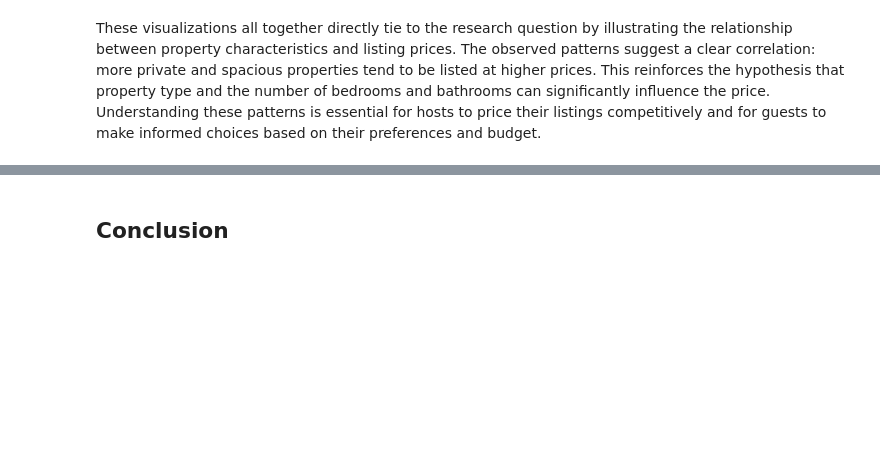
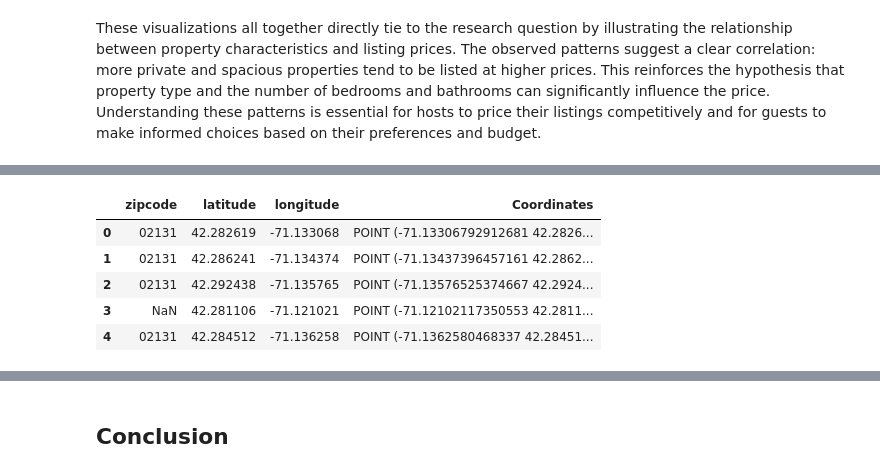
Before and after one commit to ECO225-W2024/project-one-code-32record, a Jupyter notebook: Project1 notebook.ipynb, the cells around one changed output, grey strips where cells are left out. Drawn from its saved outputs; the diff is of its cells as text; code cells hidden in the pictures; blank space fills up the shorter version.

```diff
--- a/Project1 notebook.ipynb
+++ b/Project1 notebook.ipynb
@@ -257,0 +319,10 @@ These visualizations all together directly tie to the research question by illus
+# %%
+df_map["Coordinates"] = df["Coordinates"].apply(Point)
+df_map.head()
+# %% [output]
+|  | zipcode | latitude | longitude | Coordinates |
+| 0 | 02131 | 42.282619 | -71.133068 | POINT (-71.13306792912681 42.2826... |
+| 1 | 02131 | 42.286241 | -71.134374 | POINT (-71.13437396457161 42.2862... |
+| 2 | 02131 | 42.292438 | -71.135765 | POINT (-71.13576525374667 42.2924... |
+| 3 | NaN | 42.281106 | -71.121021 | POINT (-71.12102117350553 42.2811... |
+| 4 | 02131 | 42.284512 | -71.136258 | POINT (-71.1362580468337 42.28451... |
```
Also changed, not shown: parts of 6 cells of this notebook.
